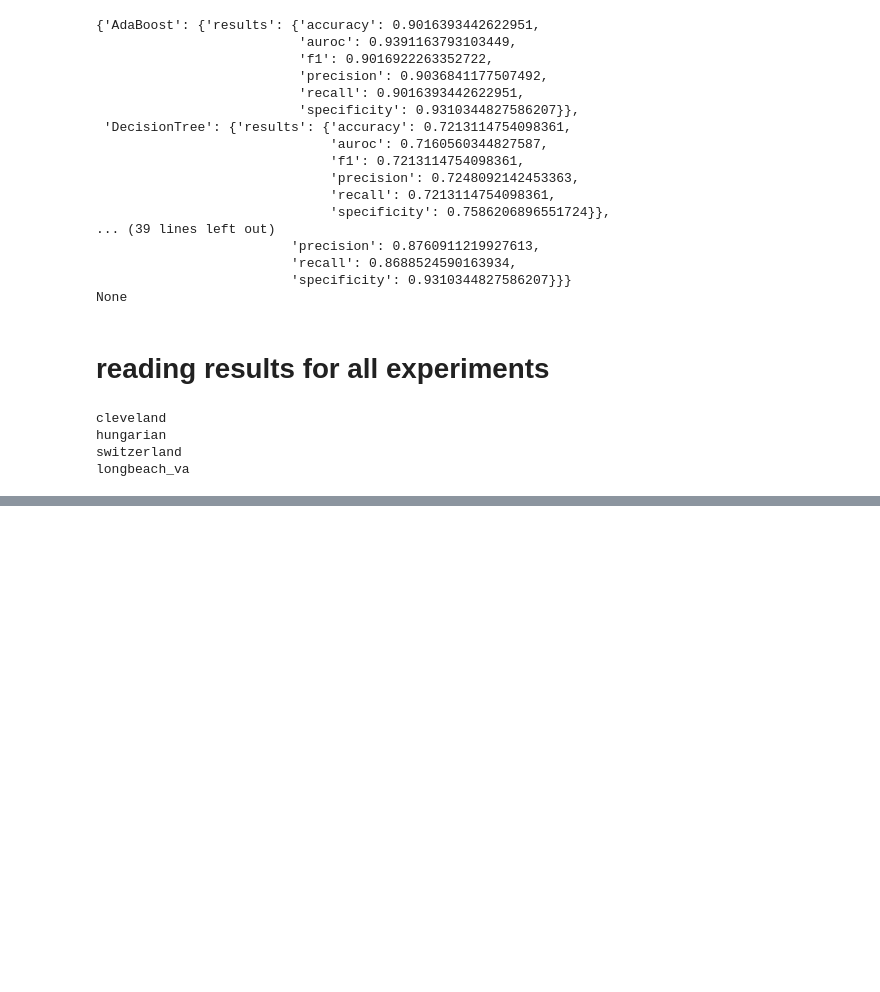
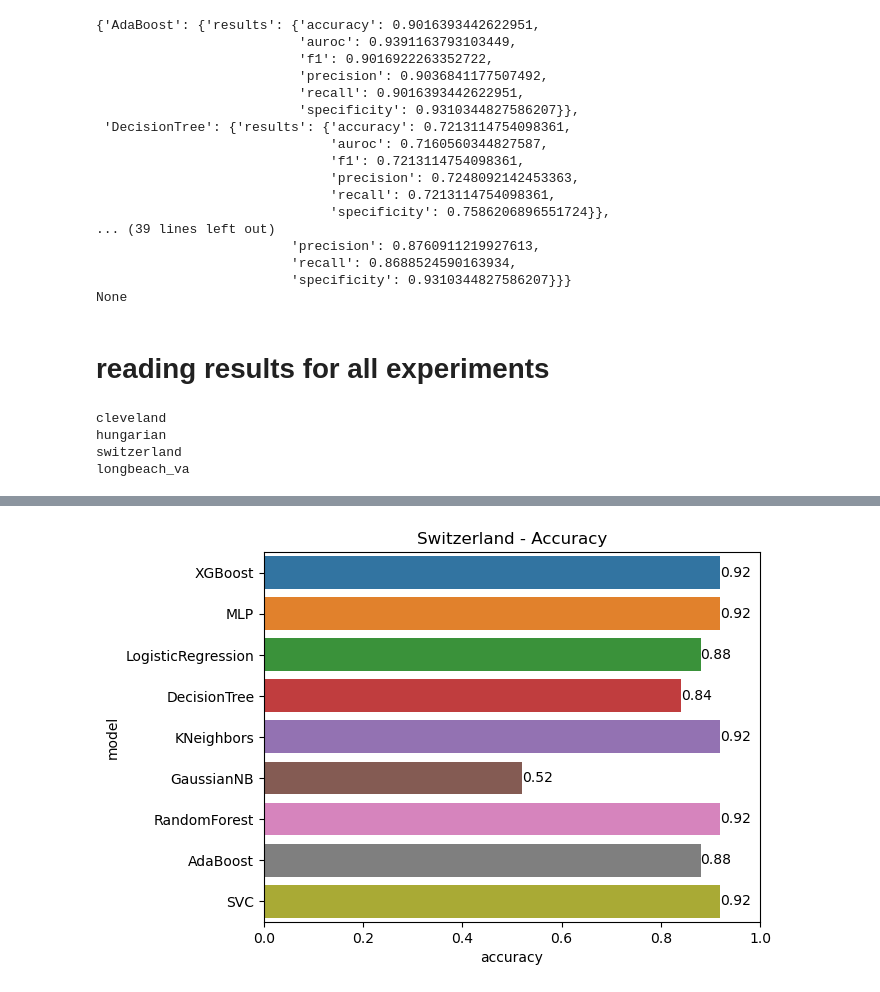
Before and after one commit to darshanz/ML-for-Cardiovascular-Disease-Diagnosis, a Jupyter notebook: notebooks/3. Results Analysis.ipynb, the cells around one changed output, grey strips where cells are left out. Saved outputs shown, nothing was run; the diff lists cells and outputs as text; code cells hidden in the pictures; blank space fills up the shorter version.

```diff
--- a/notebooks/3. Results Analysis.ipynb
+++ b/notebooks/3. Results Analysis.ipynb
@@ -82,0 +113,4 @@ df_results
+# %%
+plot_results_bar(df_results, "Switzerland", "Accuracy")
+# %% [output]
+[figure, added]
```
Also changed, not shown: parts of 9 cells of this notebook, 5 other files.
